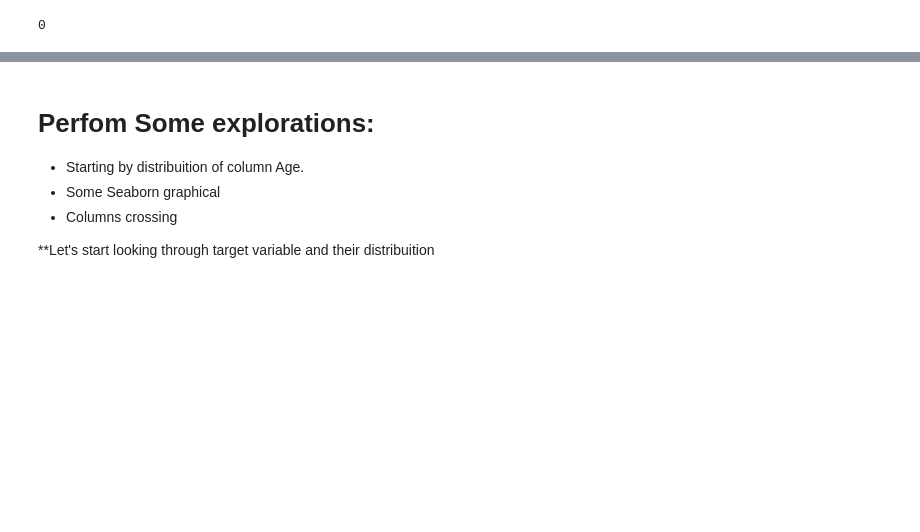
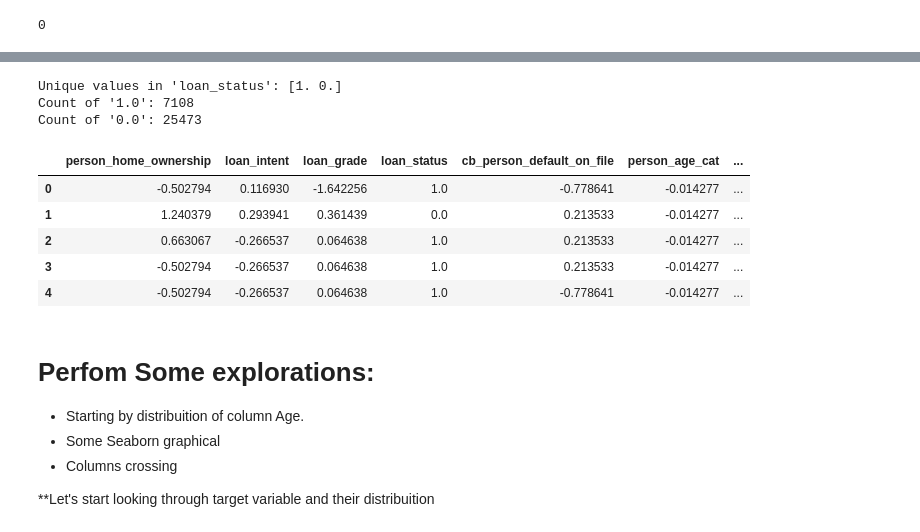
Before and after one commit to dzrich/PhD_Research_in_CausalML, a Jupyter notebook: CausalML.ipynb, the cells around one changed output, grey strips where cells are left out. Saved outputs shown, nothing was run; the diff lists cells and outputs as text; code cells hidden in the pictures; blank space fills up the shorter version.

```diff
--- a/CausalML.ipynb
+++ b/CausalML.ipynb
@@ -154,0 +267,15 @@ For example, when doing 'df[col].method(value, inplace=True)', try using 'df.met
+# %%
+# Assuming 'df' is your DataFrame and 'loan_status_1' is the column you want to group by
+
+# Assuming 'df_transformed' is your DataFrame
+
+unique_values = df_transformed['loan_status'].unique()
+print("Unique values in 'loan_status':", unique_values)
+
+for value in unique_values:
+    count = df_transformed['loan_status'][df_transformed['loan_status'] == value].count()
+    print(f"Count of '{value}': {count}")
+# %% [output]
+Unique values in 'loan_status': [1. 0.]
+Count of '1.0': 7108
+Count of '0.0': 25473
@@ -155,3 +284,12 @@ For example, when doing 'df[col].method(value, inplace=True)', try using 'df.met
+# %%
+df.head()
+# %% [output]
+|  | person_home_ownership | loan_intent | loan_grade | loan_status | cb_person_default_on_file | person_age_cat | ... |
+| 0 | -0.502794 | 0.116930 | -1.642256 | 1.0 | -0.778641 | -0.014277 | ... |
+| 1 | 1.240379 | 0.293941 | 0.361439 | 0.0 | 0.213533 | -0.014277 | ... |
+| 2 | 0.663067 | -0.266537 | 0.064638 | 1.0 | 0.213533 | -0.014277 | ... |
+| 3 | -0.502794 | -0.266537 | 0.064638 | 1.0 | 0.213533 | -0.014277 | ... |
+| 4 | -0.502794 | -0.266537 | 0.064638 | 1.0 | -0.778641 | -0.014277 | ... |
 # %% [markdown]
 # Perfom Some explorations:
  - Starting by distribuition of column Age.
```
Also changed, not shown: parts of 27 cells of this notebook.
